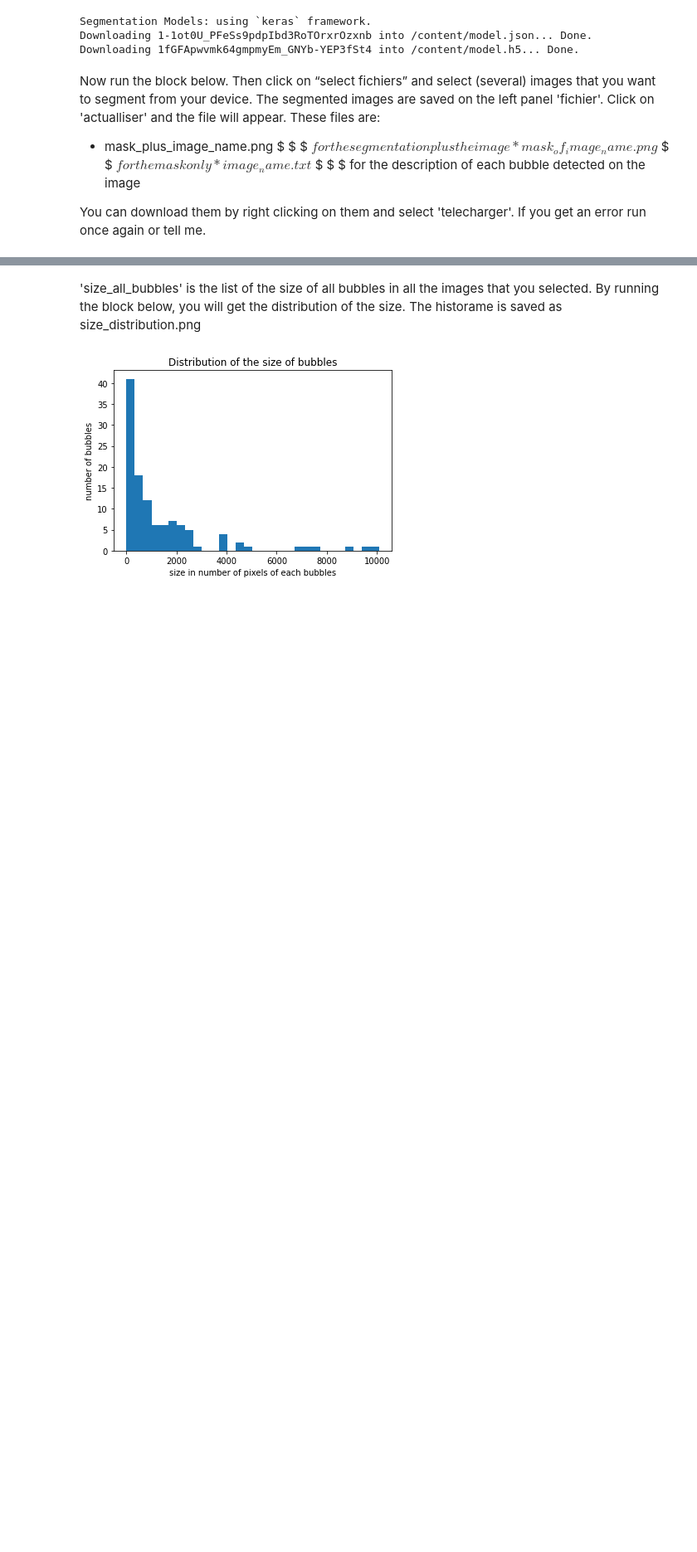
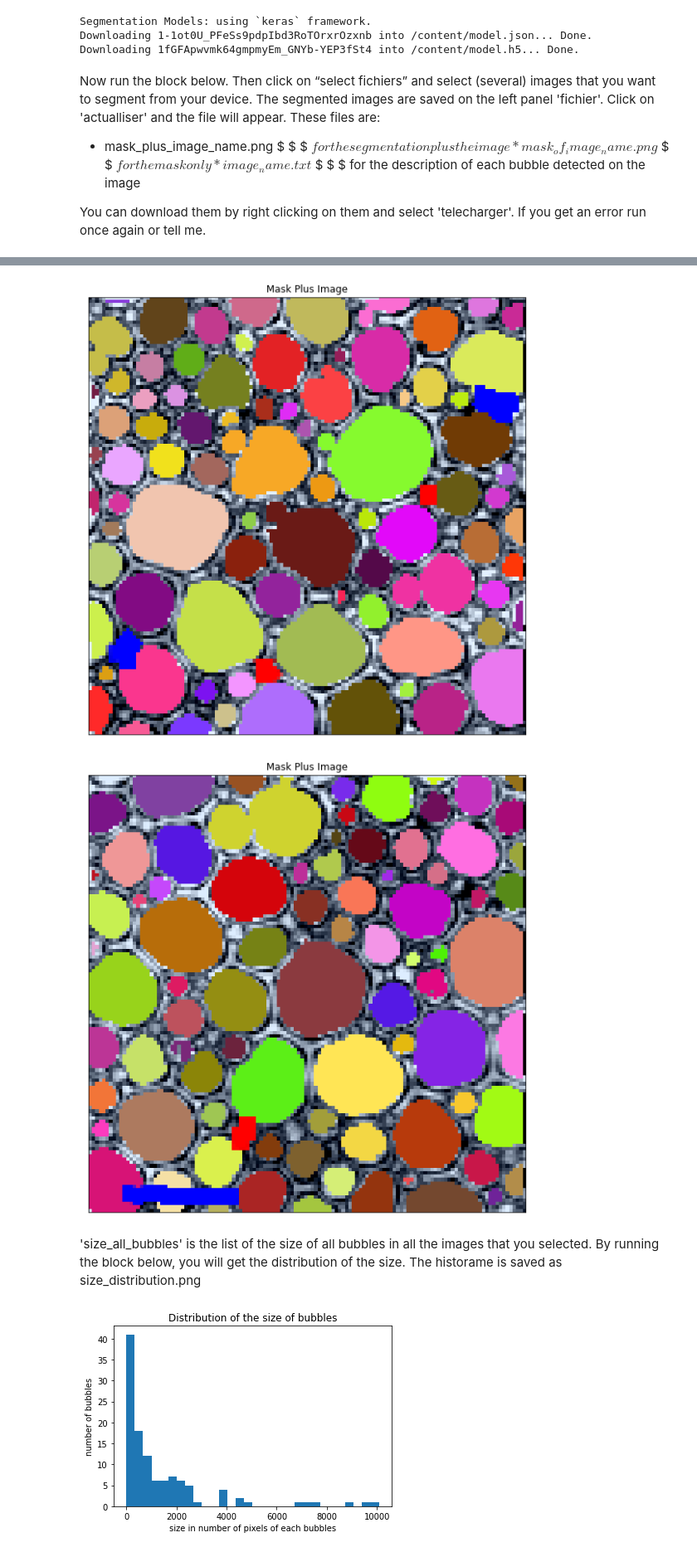
Before and after one commit to larrygoyeau/bubble_segmentation_Unet, a Jupyter notebook: Unet_automatic_segementation.ipynb, the cells around one changed output, grey strips where cells are left out. Shown: that part at 83% size. Drawn from its saved outputs; the diff is of its cells as text; code cells hidden in the pictures; blank space fills up the shorter version.

```diff
--- a/Unet_automatic_segementation.ipynb
+++ b/Unet_automatic_segementation.ipynb
@@ -504,8 +500,17 @@ Number of detected bubbles 59
 # %%
 #@title To add manually some missed bubbles you can run this block and draw with your mouse the bubbles that you want to add. When you finished click on 'next image' bellow the image. The mask and the file.txt will include the new bubbles.  { run: "auto" }
 
 for image_name in file_names:
-  size_of_bubbles=draw_missed_bubble(image_name[:-3]+'png',size_of_bubbles)
+  size_of_bubbles=draw_missed_bubble(image_name[:-3]+'png',size_all_bubbles)
+
+for image_name in file_names:
+  print('your drawing apper in bleu')
+  image_path=os.path.join('/content','mask_plus_'+ image_name)
+  image=cv2.imread(image_path)
+  visualize(mask_plus_image=denormalize(image.squeeze()))
+# %% [output]
+[figure, added]
+[figure, added]
 # %% [markdown]
 'size_all_bubbles' is the list of the size of all bubbles in all the images that you selected. By running the block below, you will get the distribution of the size. The historame is saved as size_distribution.png
 # %%
```
Also changed, not shown: parts of 2 cells of this notebook.
